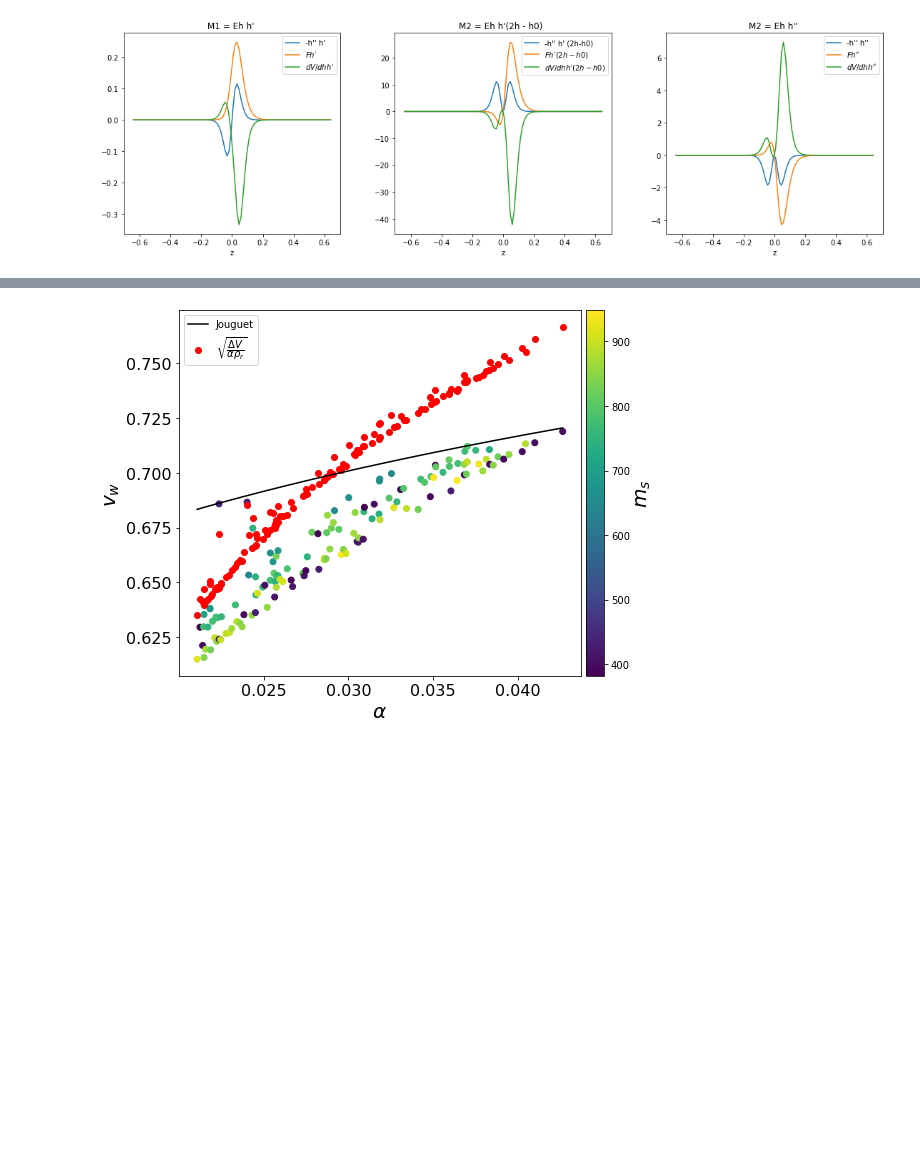
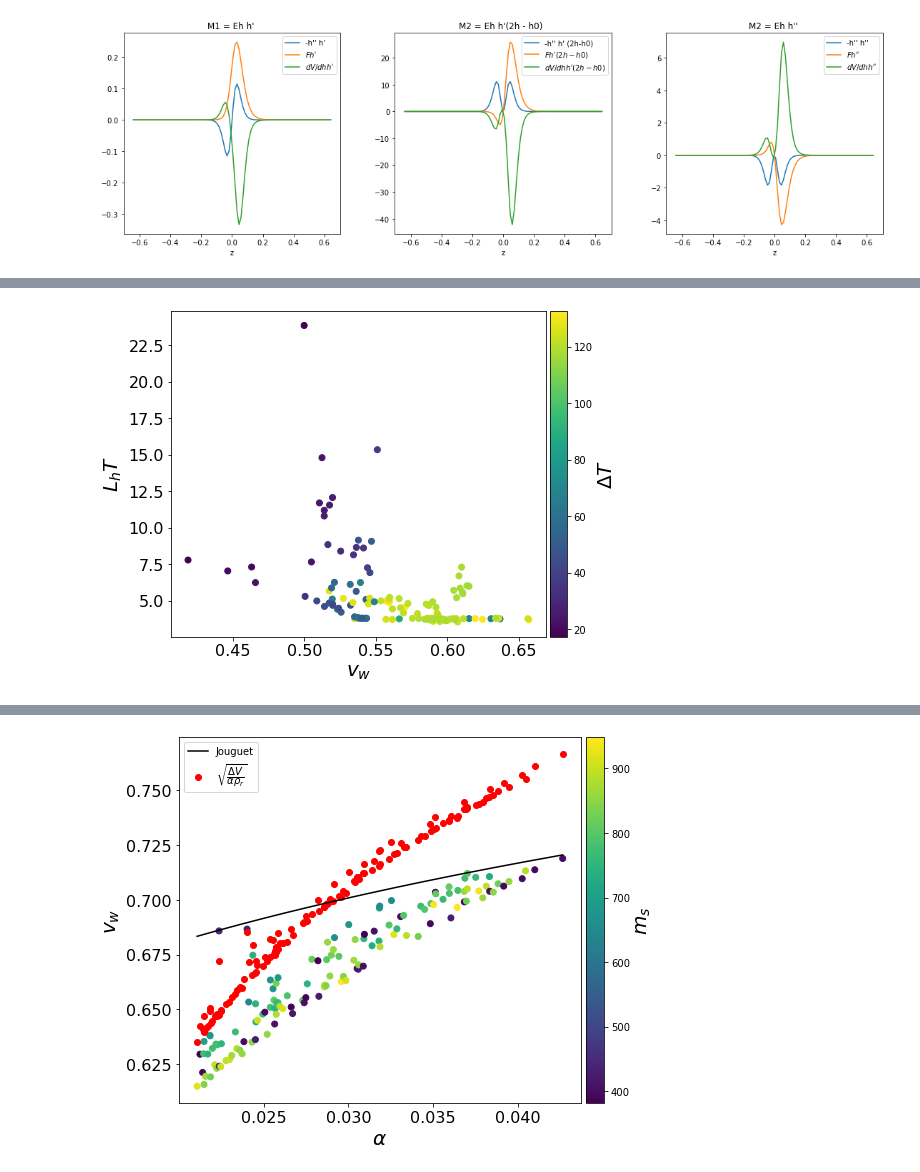
Before and after one commit to PB-316/Z_2breaking-PT-BAU, a Jupyter notebook: wall_veclocity_Z2_breaking.ipynb, the cells around one changed output, grey strips where cells are left out. Cells and saved outputs as stored; diff of their text form; code cells hidden in the pictures; blank space fills up the shorter version.

```diff
--- a/wall_veclocity_Z2_breaking.ipynb
+++ b/wall_veclocity_Z2_breaking.ipynb
@@ -2164 +2165,24 @@ plt.show()
+# %%
+df=pd.read_csv("SCANS/Z2_breaking_sols_total.csv",index_col=[0]).sort_values("alpha_max").drop_duplicates()
+
+thick_size=16
+label_size=20
+
+
+plt.scatter(df.vw,df.Lh*df.Tnuc_0,c=df.dT_0)
+#plt.xlim(2.3,6.3)
+#plt.ylim(2.3,6.3)
+#plt.scatter(df.alpha_0,df.vwf_0)
+#plt.colorbar()
+plt.colorbar(orientation="vertical",pad=0.01).set_label( label="$\\Delta T$", size=label_size, weight='bold')
+
+plt.xlabel("$v_w$",size=label_size)
+plt.ylabel("$L_h T$",size=label_size)
+plt.xticks(fontsize=thick_size)
+plt.yticks(fontsize=thick_size)
+plt.locator_params(axis="x", nbins=6)
+#plt.title("$\\lambda_{s}=1$",size=label_size)
+plt.show()
+# %% [output]
+[figure, added]
 # %%
```
Also changed, not shown: parts of 9 cells of this notebook, 17 other files.
